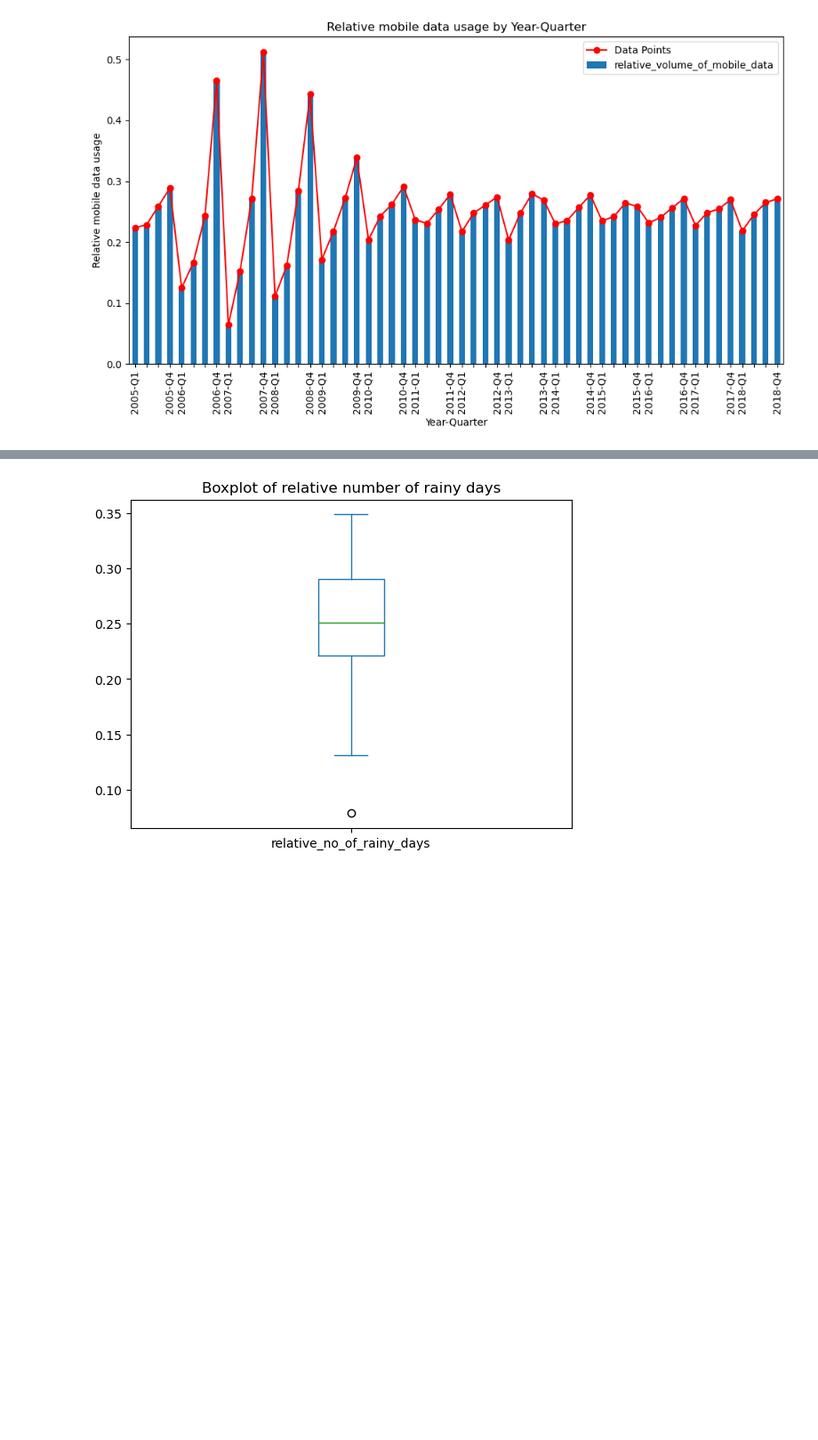
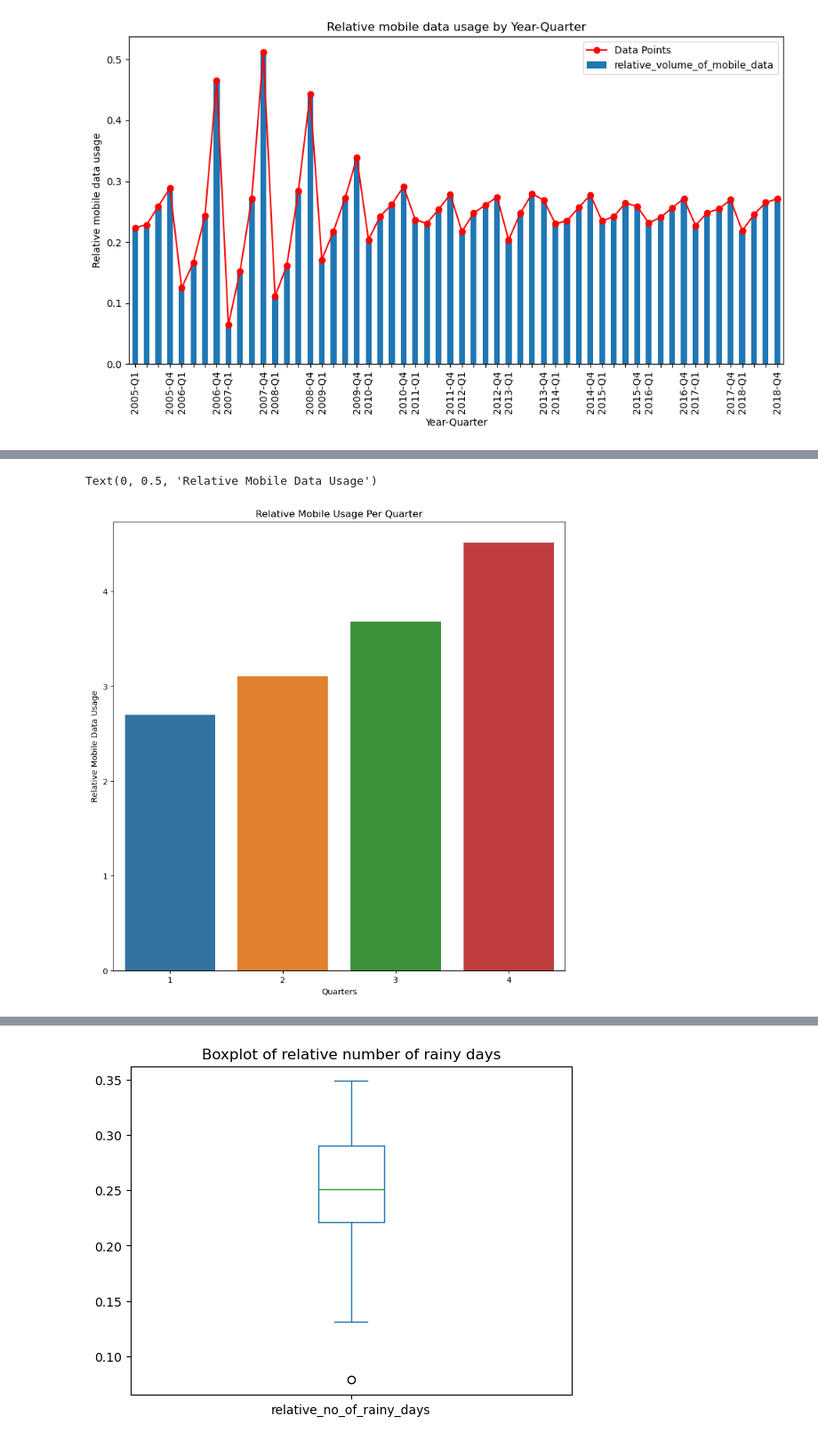
Before and after one commit to Mister12E/GA-Projects, a Jupyter notebook: Project_1/Code/Project 1 Jupyter notebook (Elliot).ipynb, the cells around one changed output, grey strips where cells are left out. Shown at 89% size. Saved outputs shown, nothing was run; the diff lists cells and outputs as text; code cells hidden in the pictures; blank space fills up the shorter version.

```diff
--- a/Project_1/Code/Project 1 Jupyter notebook (Elliot).ipynb
+++ b/Project_1/Code/Project 1 Jupyter notebook (Elliot).ipynb
@@ -555,0 +913,3 @@ plt.show()
+# %%
+grouped_df = merged_df.drop('year', axis=1).groupby('quarter').sum(numeric_only=True)
+grouped_df
@@ -555,0 +923,9 @@ plt.show()
+# %%
+fig = plt.figure(figsize = (10, 10))
+sns.barplot(data = grouped_df, x = grouped_df.index, y = 'relative_volume_of_mobile_data')
+plt.title('Relative Mobile Usage Per Quarter')
+plt.xlabel('Quarters')
+plt.ylabel('Relative Mobile Data Usage')
+# %% [output]
+Text(0, 0.5, 'Relative Mobile Data Usage')
+[figure, added]
```
Also changed, not shown: parts of 50 cells of this notebook.
